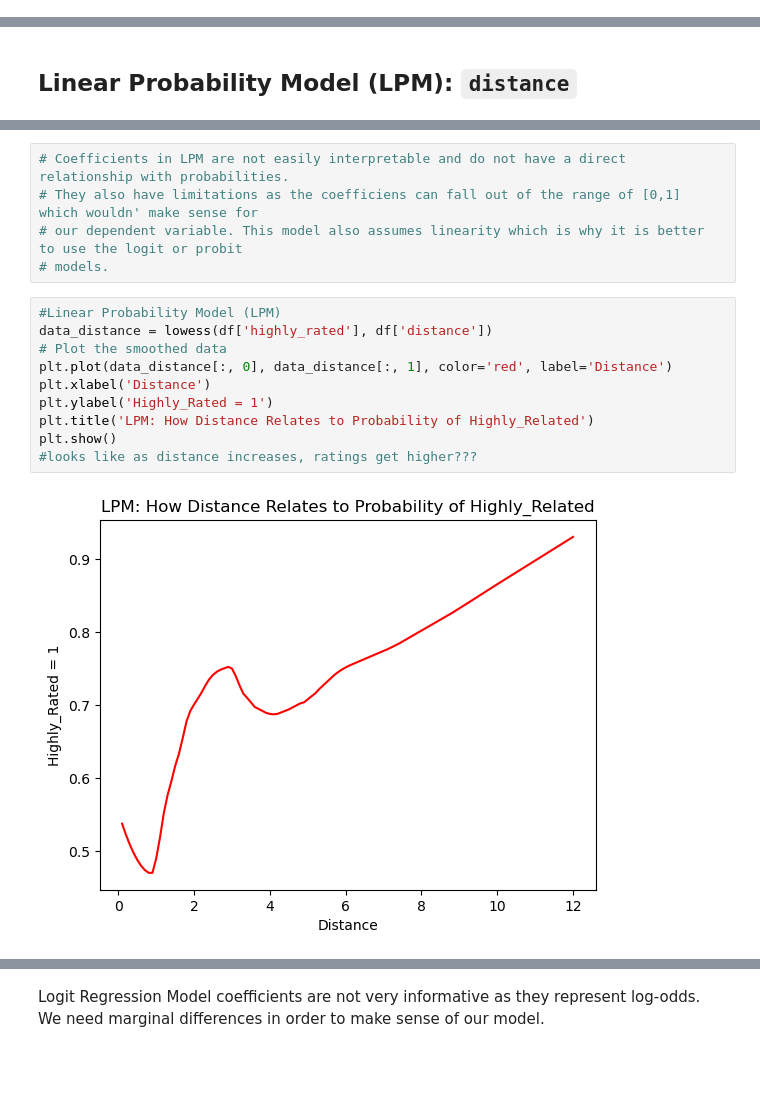
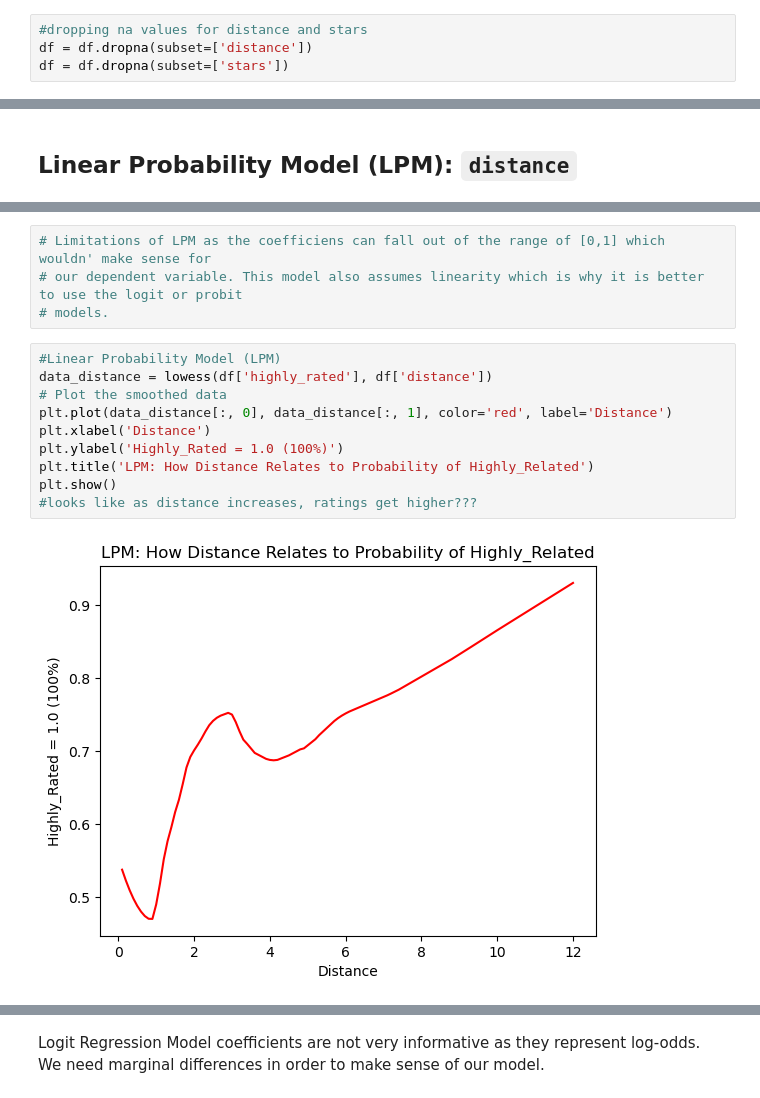
Before and after one commit to corinne167225/DataAnalysis2, a Jupyter notebook: Assignment2/Assignment2.ipynb, the cells around one changed output, grey strips where cells are left out. Saved outputs shown, nothing was run; the diff lists cells and outputs as text; blank space fills up the shorter version.

```diff
--- a/Assignment2/Assignment2.ipynb
+++ b/Assignment2/Assignment2.ipynb
@@ -76,6 +83,10 @@ df.highly_rated
 2056    0
 2057    0
 Name: highly_rated, Length: 2045, dtype: int64
+# %%
+#dropping na values for distance and stars
+df = df.dropna(subset=['distance'])
+df = df.dropna(subset=['stars'])
 # %%
 df.head(3)
 # %% [output]
@@ -113,22 +124,21 @@ Covariance Type:                  HC1
 Notes:
 [1] Standard Errors are heteroscedasticity robust (HC1)
 # %%
-# Coefficients in LPM are not easily interpretable and do not have a direct relationship with probabilities.
-# They also have limitations as the coefficiens can fall out of the range of [0,1] which wouldn' make sense for
+# Limitations of LPM as the coefficiens can fall out of the range of [0,1] which wouldn' make sense for
 # our dependent variable. This model also assumes linearity which is why it is better to use the logit or probit
 # models.
 # %%
 #Linear Probability Model (LPM)
 data_distance = lowess(df['highly_rated'], df['distance'])
 # Plot the smoothed data
 plt.plot(data_distance[:, 0], data_distance[:, 1], color='red', label='Distance')
 plt.xlabel('Distance')
-plt.ylabel('Highly_Rated = 1')
+plt.ylabel('Highly_Rated = 1.0 (100%)')
 plt.title('LPM: How Distance Relates to Probability of Highly_Related')
 plt.show()
 #looks like as distance increases, ratings get higher???
 # %% [output]
-[figure, old version]
+[figure, new version]
 # %%
 #Linear Probability Model (LPM)
 data_distance = lowess(df['highly_rated'], df['stars'])
```
Also changed, not shown: parts of 18 cells of this notebook, 2 other files.
